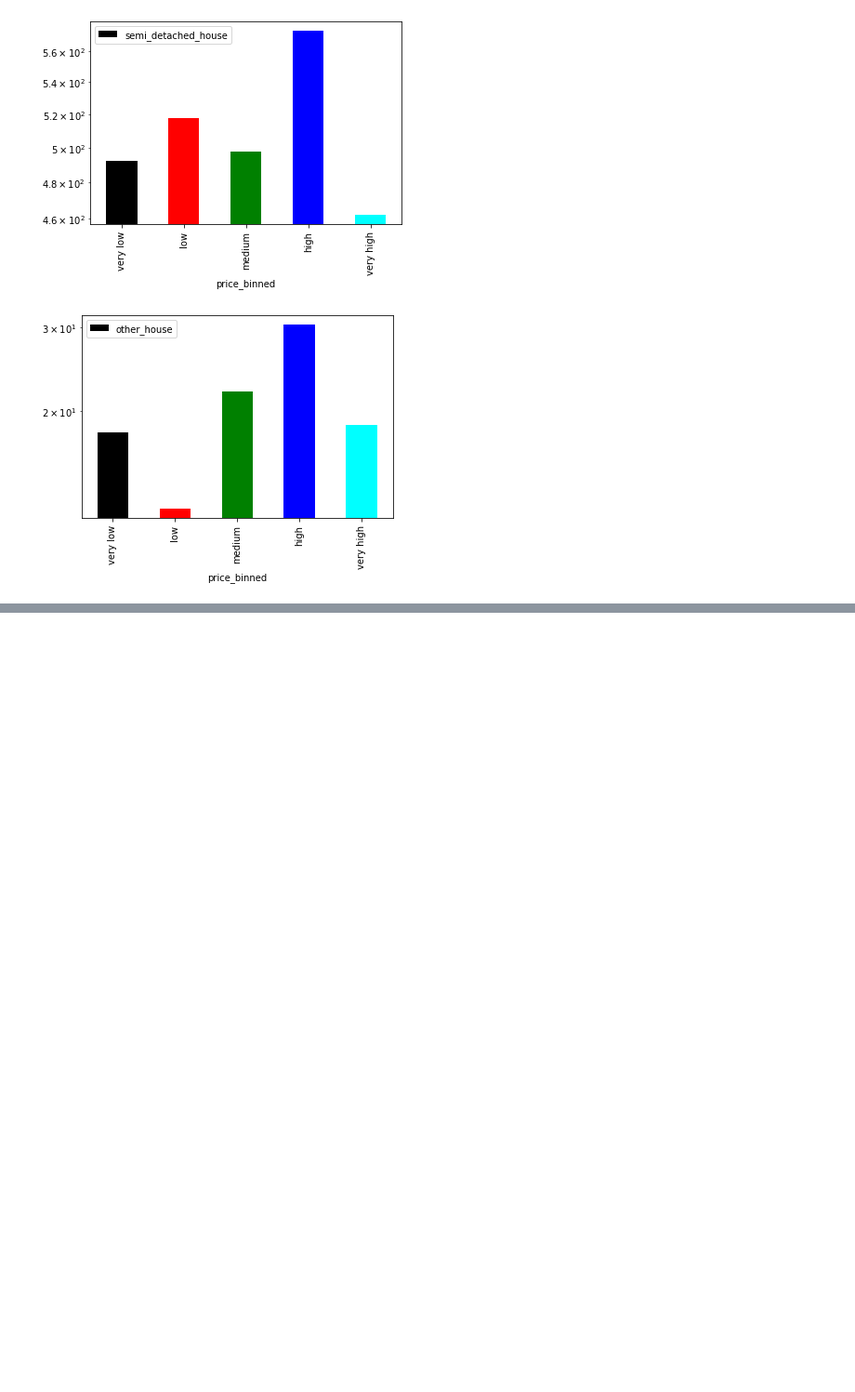
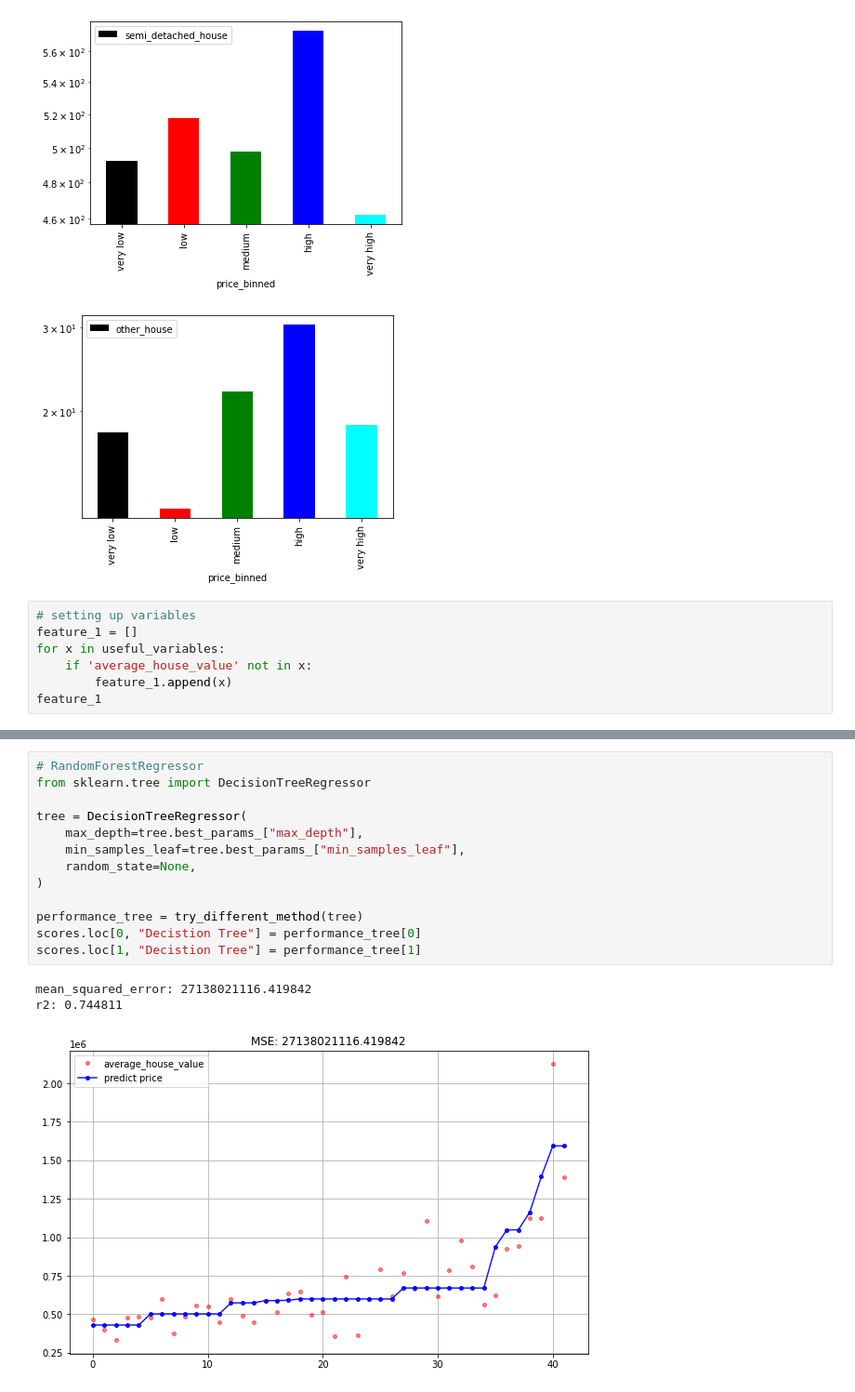
Before and after one commit to FernandaOmalley/Project1, a Jupyter notebook: Project_1.ipynb, the cells around one changed output, grey strips where cells are left out. Shown at 93% size. Cells and saved outputs as stored; diff of their text form; blank space fills up the shorter version.

```diff
--- a/Project_1.ipynb
+++ b/Project_1.ipynb
@@ -372,3 +387,10 @@ for feature in cols:
 [figure]
 [figure]
 [figure]
+# %%
+# setting up variables
+feature_1 = []
+for x in useful_variables:
+    if 'average_house_value' not in x:
+        feature_1.append(x)
+feature_1
@@ -374,0 +520,17 @@ for feature in cols:
+# %%
+# RandomForestRegressor
+from sklearn.tree import DecisionTreeRegressor
+
+tree = DecisionTreeRegressor(
+    max_depth=tree.best_params_["max_depth"],
+    min_samples_leaf=tree.best_params_["min_samples_leaf"],
+    random_state=None,
+)
+
+performance_tree = try_different_method(tree)
+scores.loc[0, "Decistion Tree"] = performance_tree[0]
+scores.loc[1, "Decistion Tree"] = performance_tree[1]
+# %% [output]
+mean_squared_error: 27138021116.419842
+r2: 0.744811
+[figure, added]
```
Also changed, not shown: parts of 14 cells of this notebook.
